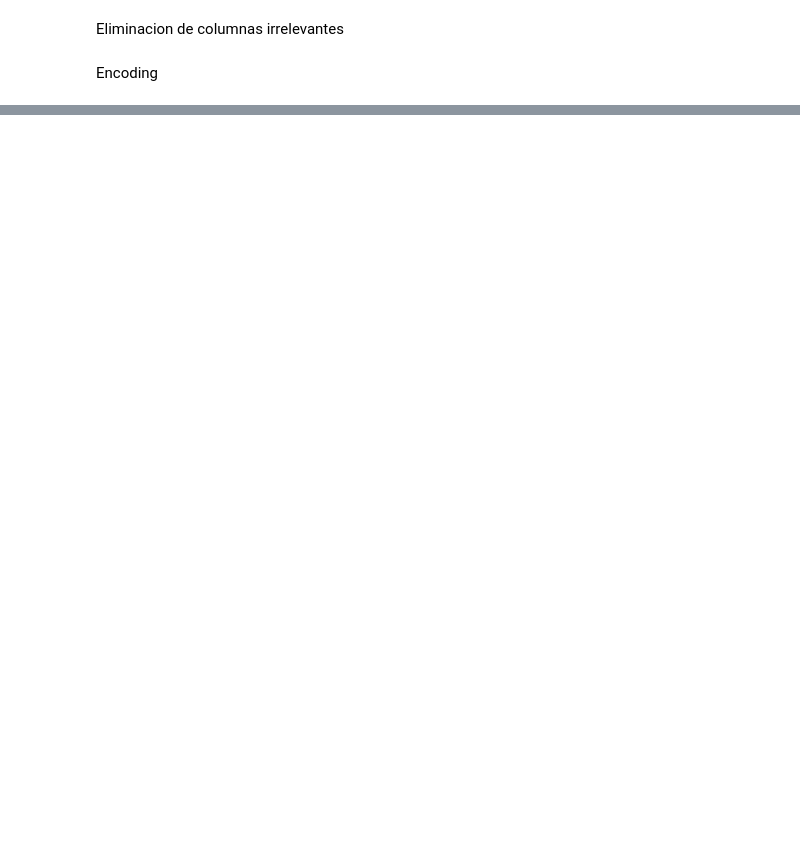
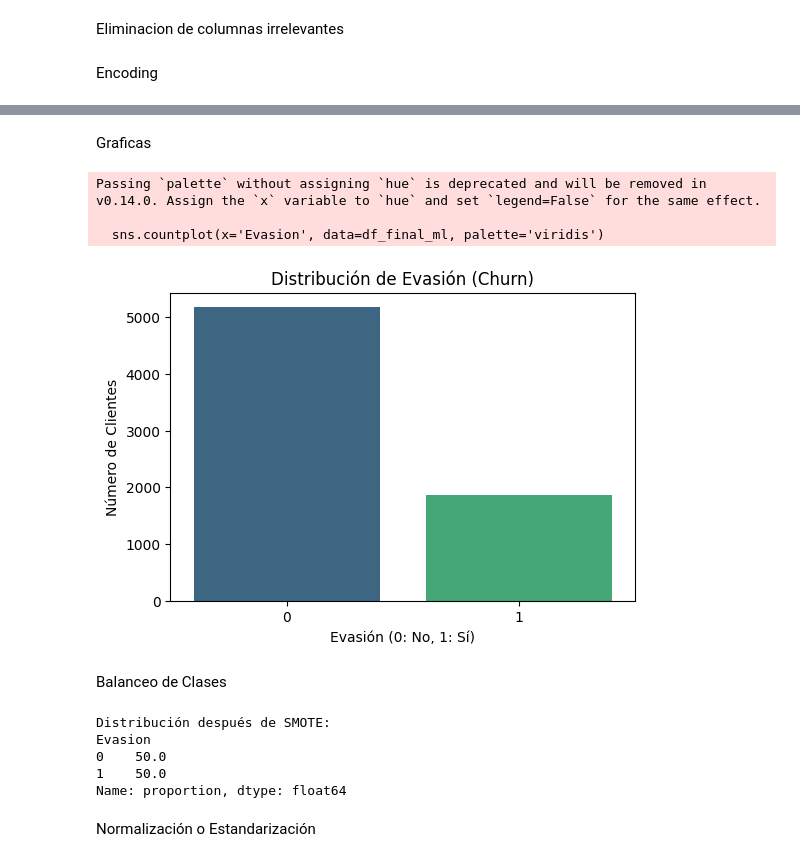
Before and after one commit to DAMS-1/Challenge-2---Telecom-X, a Jupyter notebook: Challenge_2_Telecom.ipynb, the cells around one changed output, grey strips where cells are left out. Saved outputs shown, nothing was run; the diff lists cells and outputs as text; code cells hidden in the pictures; blank space fills up the shorter version.

Commit message:
Verificacion proporcion y balanceo de clases

```diff
--- a/Challenge_2_Telecom.ipynb
+++ b/Challenge_2_Telecom.ipynb
@@ -66,0 +91,42 @@ df_final_ml.head()
+# %% [markdown]
+Graficas
+# %%
+import matplotlib.pyplot as plt
+import seaborn as sns
+
+plt.figure(figsize=(6, 4))
+sns.countplot(x='Evasion', data=df_final_ml, palette='viridis')
+plt.title('Distribución de Evasión (Churn)')
+plt.xlabel('Evasión (0: No, 1: Sí)')
+plt.ylabel('Número de Clientes')
+plt.show()
+# %% [output]
+Passing `palette` without assigning `hue` is deprecated and will be removed in v0.14.0. Assign the `x` variable to `hue` and set `legend=False` for the same effect.
+
+  sns.countplot(x='Evasion', data=df_final_ml, palette='viridis')
+[figure, added]
+# %% [markdown]
+Balanceo de Clases
+# %%
+from imblearn.over_sampling import SMOTE
+
+X = df_final_ml.drop('Evasion', axis=1)
+y = df_final_ml['Evasion']
+
+# Configurar SMOTE
+smt = SMOTE(random_state=42)
+
+# Aplicar balanceo
+X_res, y_res = smt.fit_resample(X, y)
+
+# Verificar nuevo balance
+print("Distribución después de SMOTE:")
+print(y_res.value_counts(normalize=True) * 100)
+# %% [output]
+Distribución después de SMOTE:
+Evasion
+0    50.0
+1    50.0
+Name: proportion, dtype: float64
+# %% [markdown]
+Normalización o Estandarización
```
Also changed, not shown: parts of 4 cells of this notebook.
